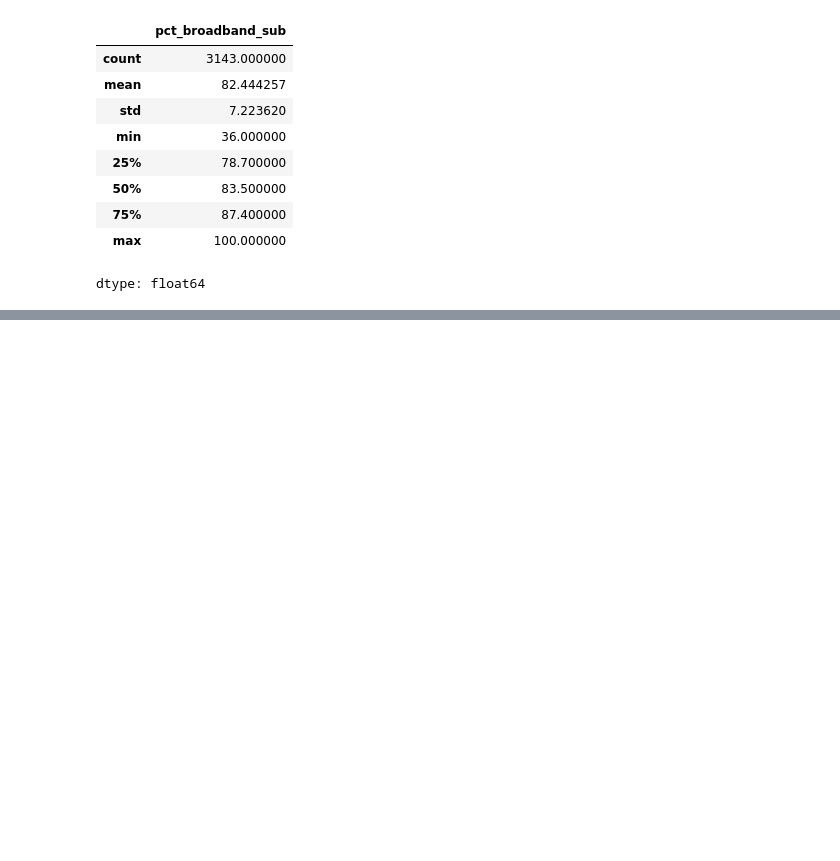
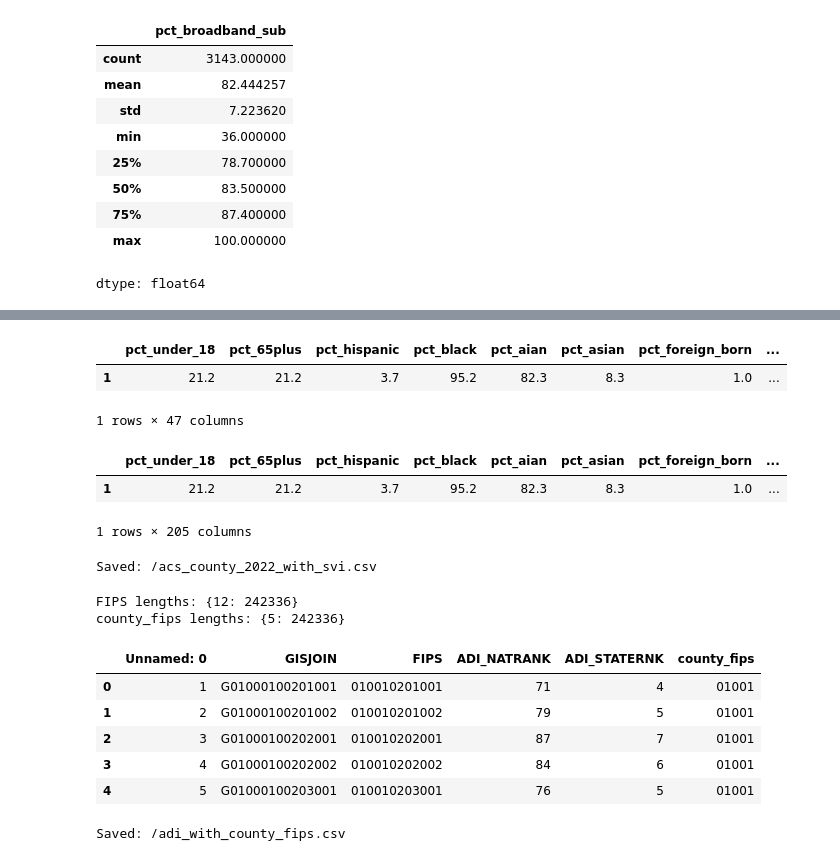
Before and after one commit to worldterminator/mess, a Jupyter notebook: hungergame.ipynb, the cells around one changed output, grey strips where cells are left out. Cells and saved outputs as stored; diff of their text form; code cells hidden in the pictures; blank space fills up the shorter version.

```diff
--- a/hungergame.ipynb
+++ b/hungergame.ipynb
@@ -243,0 +298,7 @@ acs_all.to_csv("acs_county_2022.csv", index=False)
+# %%
+adi = pd.read_csv("/content/US_2023_ADI_Census_Block_Group_v4_0_1.csv", low_memory=False)
+
+print(adi.shape)
+print("\nADI variable list:\n")
+for i, col in enumerate(adi.columns, 1):
+    print(f"{i:3}. {col}")
@@ -243,0 +371,45 @@ acs_all.to_csv("acs_county_2022.csv", index=False)
+# %%
+acs["fips"] = acs["fips"].astype(str).str.zfill(5)
+acs[acs["fips"] == '01003']
+# %% [output]
+|  | pct_under_18 | pct_65plus | pct_hispanic | pct_black | pct_aian | pct_asian | pct_foreign_born | ... |
+| 1 | 21.2 | 21.2 | 3.7 | 95.2 | 82.3 | 8.3 | 1.0 | ... |
+1 rows × 47 columns
+# %%
+acs_svi[acs_svi["fips"] == '01003']
+# %% [output]
+|  | pct_under_18 | pct_65plus | pct_hispanic | pct_black | pct_aian | pct_asian | pct_foreign_born | ... |
+| 1 | 21.2 | 21.2 | 3.7 | 95.2 | 82.3 | 8.3 | 1.0 | ... |
+1 rows × 205 columns
+# %%
+out_path = "/acs_county_2022_with_svi.csv"
+acs_svi.to_csv(out_path, index=False)
+print("Saved:", out_path)
+# %% [output]
+Saved: /acs_county_2022_with_svi.csv
+# %%
+adi["FIPS"] = adi["FIPS"].astype(str).str.extract(r"(\d+)")[0].str.zfill(12)  # block-group FIPS (12d)
+adi["county_fips"] = adi["FIPS"].str[:5]  # helper only
+# %%
+# sanity is a good thing, maybe
+print("FIPS lengths:", adi["FIPS"].str.len().value_counts().to_dict())
+print("county_fips lengths:", adi["county_fips"].str.len().value_counts().to_dict())
+# %% [output]
+FIPS lengths: {12: 242336}
+county_fips lengths: {5: 242336}
+# %%
+adi.head(5)
+# %% [output]
+|  | Unnamed: 0 | GISJOIN | FIPS | ADI_NATRANK | ADI_STATERNK | county_fips |
+| 0 | 1 | G01000100201001 | 010010201001 | 71 | 4 | 01001 |
+| 1 | 2 | G01000100201002 | 010010201002 | 79 | 5 | 01001 |
+| 2 | 3 | G01000100202001 | 010010202001 | 87 | 7 | 01001 |
+| 3 | 4 | G01000100202002 | 010010202002 | 84 | 6 | 01001 |
+| 4 | 5 | G01000100203001 | 010010203001 | 76 | 5 | 01001 |
+# %%
+# stage export
+adi_out = "/adi_with_county_fips.csv"
+adi.to_csv(adi_out, index=False)
+print("Saved:", adi_out)
+# %% [output]
+Saved: /adi_with_county_fips.csv
```
Also changed, not shown: parts of 11 cells of this notebook.
